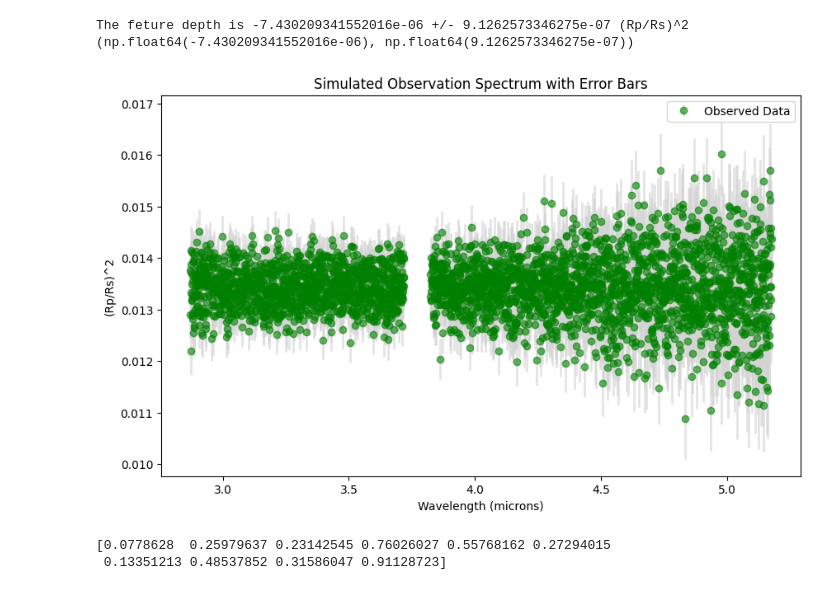
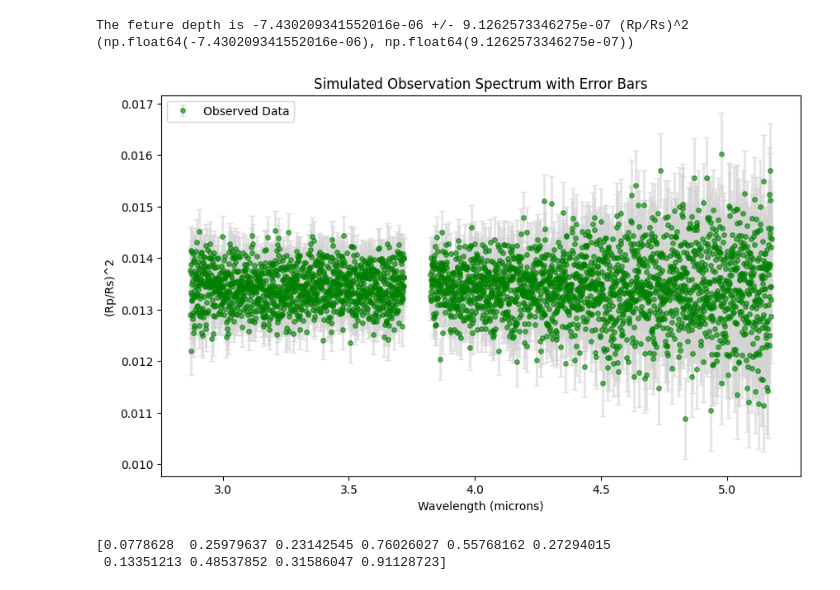
Before and after one commit to JackDavidMaher/Group-Studies---Exoplanets, a Jupyter notebook: Code/peak_finder.ipynb, the cells around one changed output. Drawn from its saved outputs; the diff is of its cells as text; code cells hidden in the pictures.

```diff
--- a/Code/peak_finder.ipynb
+++ b/Code/peak_finder.ipynb
@@ -198,38 +198,35 @@ class PeakFinder:
 
 
 def main():
 
     data= np.loadtxt(r'Data/sim_obs.txt') # load the data
     mask = data[:, 3] <= 0.001 # take out the bit where the error bars go crazy
     Proper_datset = data[mask] #data after applying the mask
 
     Wavelengths= Proper_datset[:,0] # in microns
     Spectrum= Proper_datset[:,2] # data with the noise (Rp/Rs)^2
     error_bars= Proper_datset[:,3] # error bars
 
     peak = PeakFinder().find_peaks(data)
     print(peak)
 
 
-
-
-
     plt.figure(figsize=(10,6))
     #plt.scatter(Wavelengths, Spectrum)
-    plt.errorbar(Wavelengths, Spectrum, yerr=error_bars, fmt='o', label='Observed Data', zorder= 1, alpha=0.6, color='green', ecolor='lightgray', elinewidth=2, capsize=0)
+    plt.errorbar(Wavelengths, Spectrum, yerr=error_bars, fmt='o', label='Observed Data', zorder= 1, alpha=0.6, color='green', ecolor='lightgray', elinewidth=2, capsize=3, markersize=4)
     #plt.ylim(min(data[:,1]), max(data[:,1]))
     plt.xlabel('Wavelength (microns)')
     plt.ylabel('(Rp/Rs)^2')
     plt.title('Simulated Observation Spectrum with Error Bars')
     plt.legend()
     plt.show()
 
 if __name__ == "__main__":
     main()
 # %% [output]
 The feture depth is -7.430209341552016e-06 +/- 9.1262573346275e-07 (Rp/Rs)^2
 (np.float64(-7.430209341552016e-06), np.float64(9.1262573346275e-07))
-[figure, old version]
+[figure, new version]
 # %%
 import numpy as np
 import astropy.units as u
```
Also changed, not shown: parts of 1 cell of this notebook.
